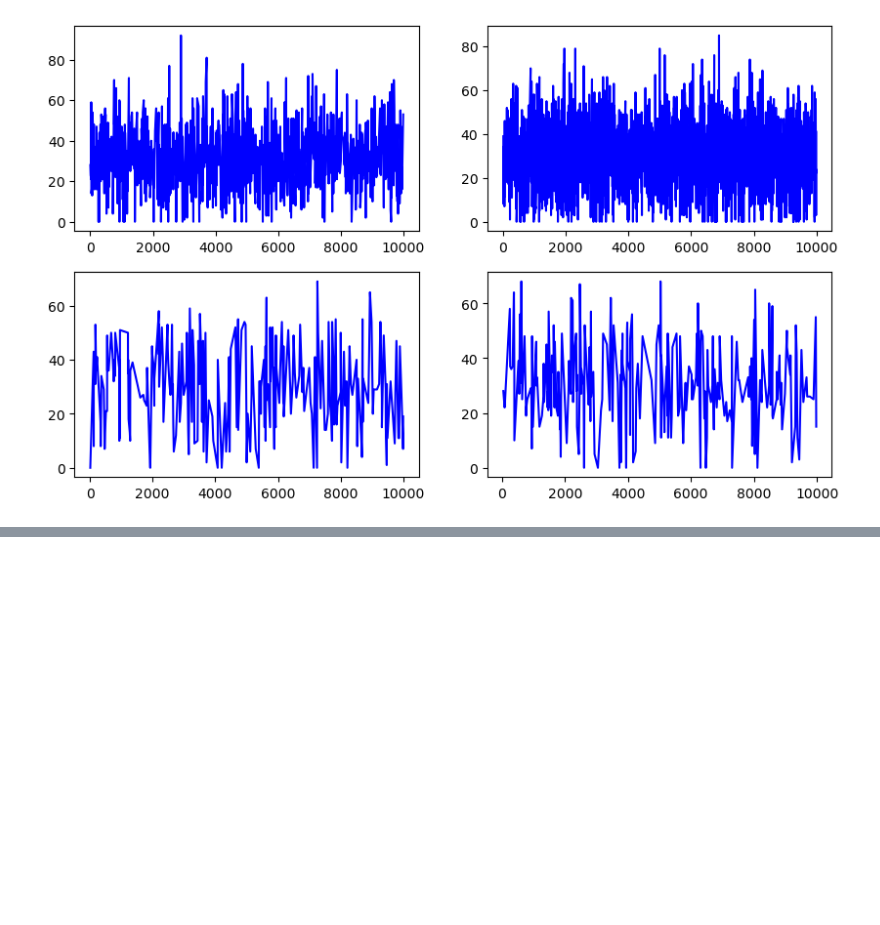
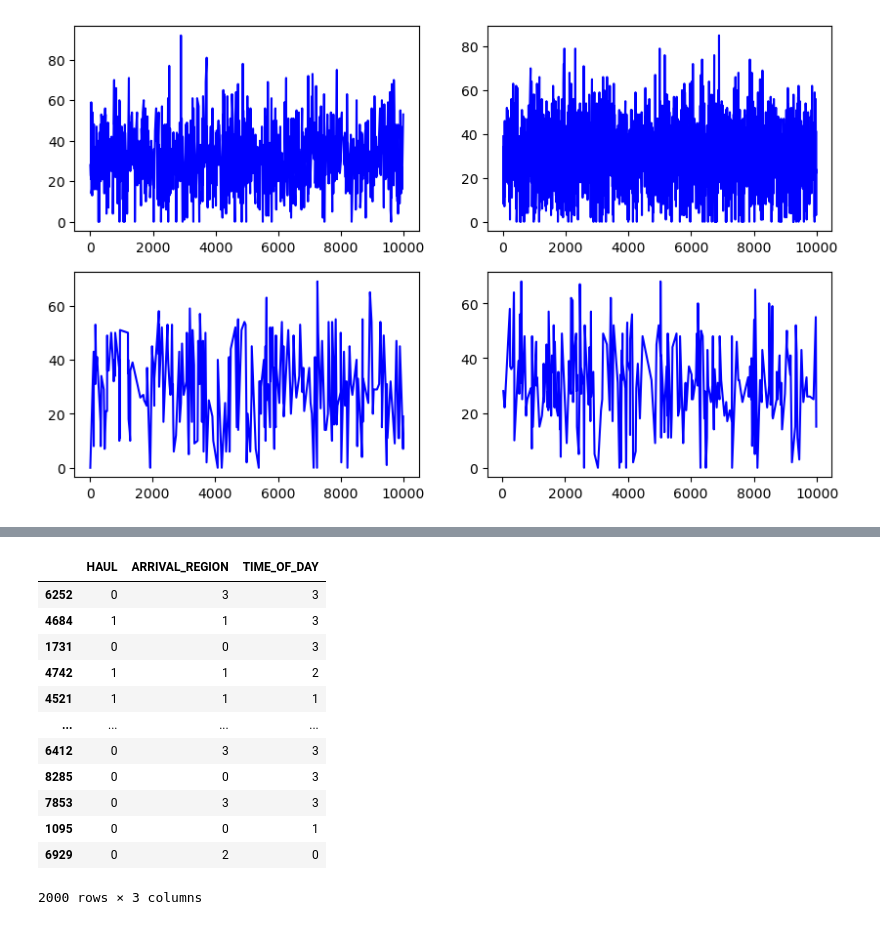
Before and after one commit to salty511/ba-data-course, a Jupyter notebook: lounge-access.ipynb, the cells around one changed output, grey strips where cells are left out. Cells and saved outputs as stored; diff of their text form; code cells hidden in the pictures; blank space fills up the shorter version.

```diff
--- a/lounge-access.ipynb
+++ b/lounge-access.ipynb
@@ -67,0 +138,28 @@ plt.hist(morning_flights['TIER1_ELIGIBLE_PAX'], bins=20, color='blue', alpha=0.7
+# %%
+X = df[['HAUL', 'ARRIVAL_REGION', 'TIME_OF_DAY']]
+y = df['TIER3_ELIGIBLE_PAX']
+label_encoder = LabelEncoder()
+X = X.apply(label_encoder.fit_transform)
+
+X_train, X_test, y_train, y_test = train_test_split(X, y, test_size=0.2, random_state=42)
+
+regressor = RandomForestRegressor(n_estimators=10, random_state=0, oob_score=True)
+
+regressor.fit(X_train, y_train)
+y_pred = regressor.predict(X_test)
+mse = mean_squared_error(y_test, y_pred)
+r2 = r2_score(y_test, y_pred)
+# %% [output]
+|  | HAUL | ARRIVAL_REGION | TIME_OF_DAY |
+| 6252 | 0 | 3 | 3 |
+| 4684 | 1 | 1 | 3 |
+| 1731 | 0 | 0 | 3 |
+| 4742 | 1 | 1 | 2 |
+| 4521 | 1 | 1 | 1 |
+| ... | ... | ... | ... |
+| 6412 | 0 | 3 | 3 |
+| 8285 | 0 | 0 | 3 |
+| 7853 | 0 | 3 | 3 |
+| 1095 | 0 | 0 | 1 |
+| 6929 | 0 | 2 | 0 |
+2000 rows × 3 columns
```
Also changed, not shown: parts of 10 cells of this notebook, 1 other file.
